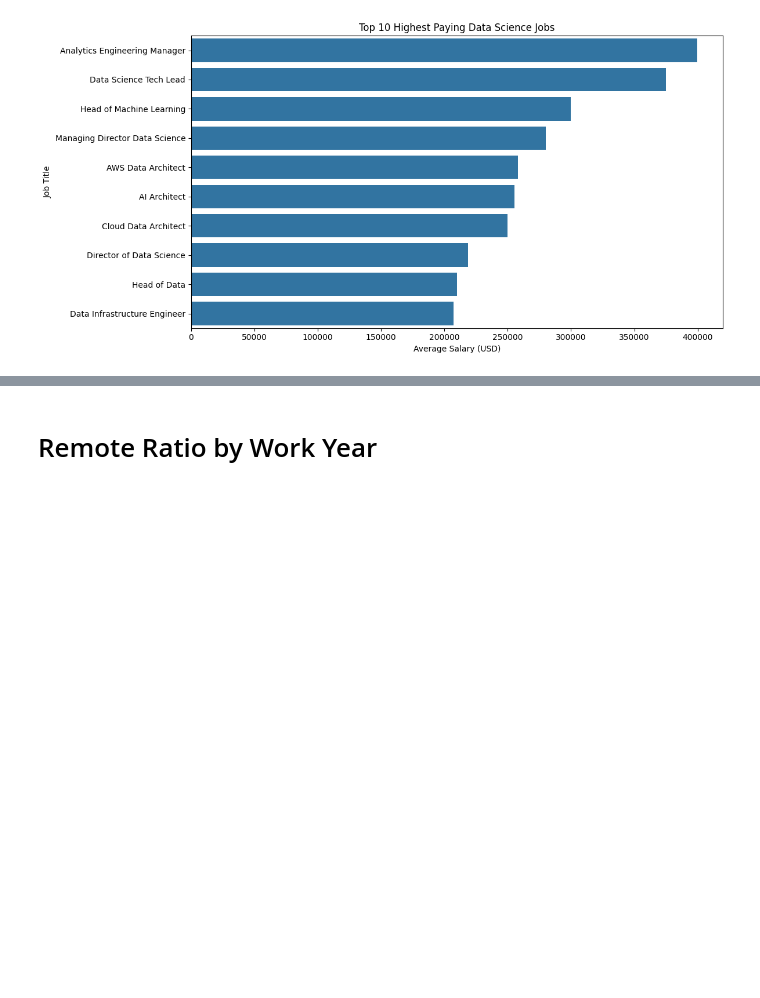
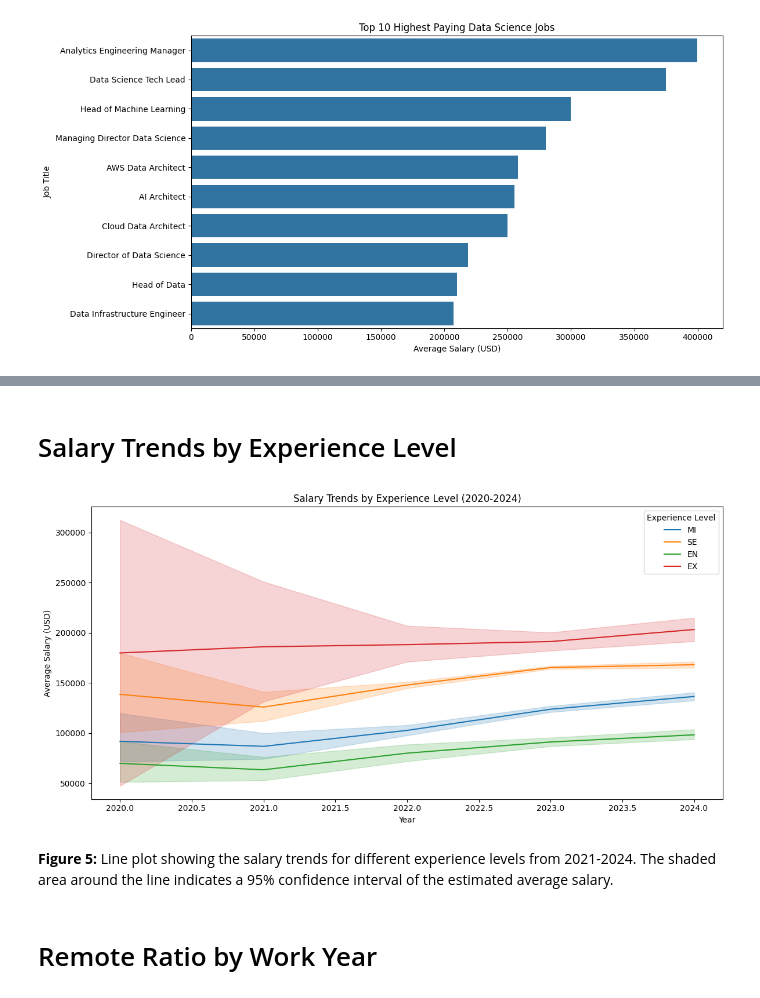
Before and after one commit to jschwxrz/datascience-salary, a Jupyter notebook: DataScienceSalary.ipynb, the cells around one changed output, grey strips where cells are left out. Saved outputs shown, nothing was run; the diff lists cells and outputs as text; code cells hidden in the pictures; blank space fills up the shorter version.

```diff
--- a/DataScienceSalary.ipynb
+++ b/DataScienceSalary.ipynb
@@ -131,3 +103,17 @@ Data analysis reveals that “Analytics Engineering Manager” holds the positio
+# %% [markdown]
+# Salary Trends by Experience Level
+# %%
+plt.figure(figsize=(12, 6))
+sns.lineplot(data=df, x='work_year', y='salary_in_usd', hue="experience_level")
+plt.title('Salary Trends by Experience Level (2020-2024)')
+plt.xlabel('Year')
+plt.ylabel('Average Salary (USD)')
+plt.legend(title='Experience Level', loc='upper right')
+plt.tight_layout()
+# %% [output]
+[figure, added]
+# %% [markdown]
+**Figure 5:** Line plot showing the salary trends for different experience levels from 2021-2024. The shaded area around the line indicates a 95% confidence interval of the estimated average salary.
 # %% [markdown]
 # Remote Ratio by Work Year
 # %%
```
Also changed, not shown: parts of 16 cells of this notebook.
